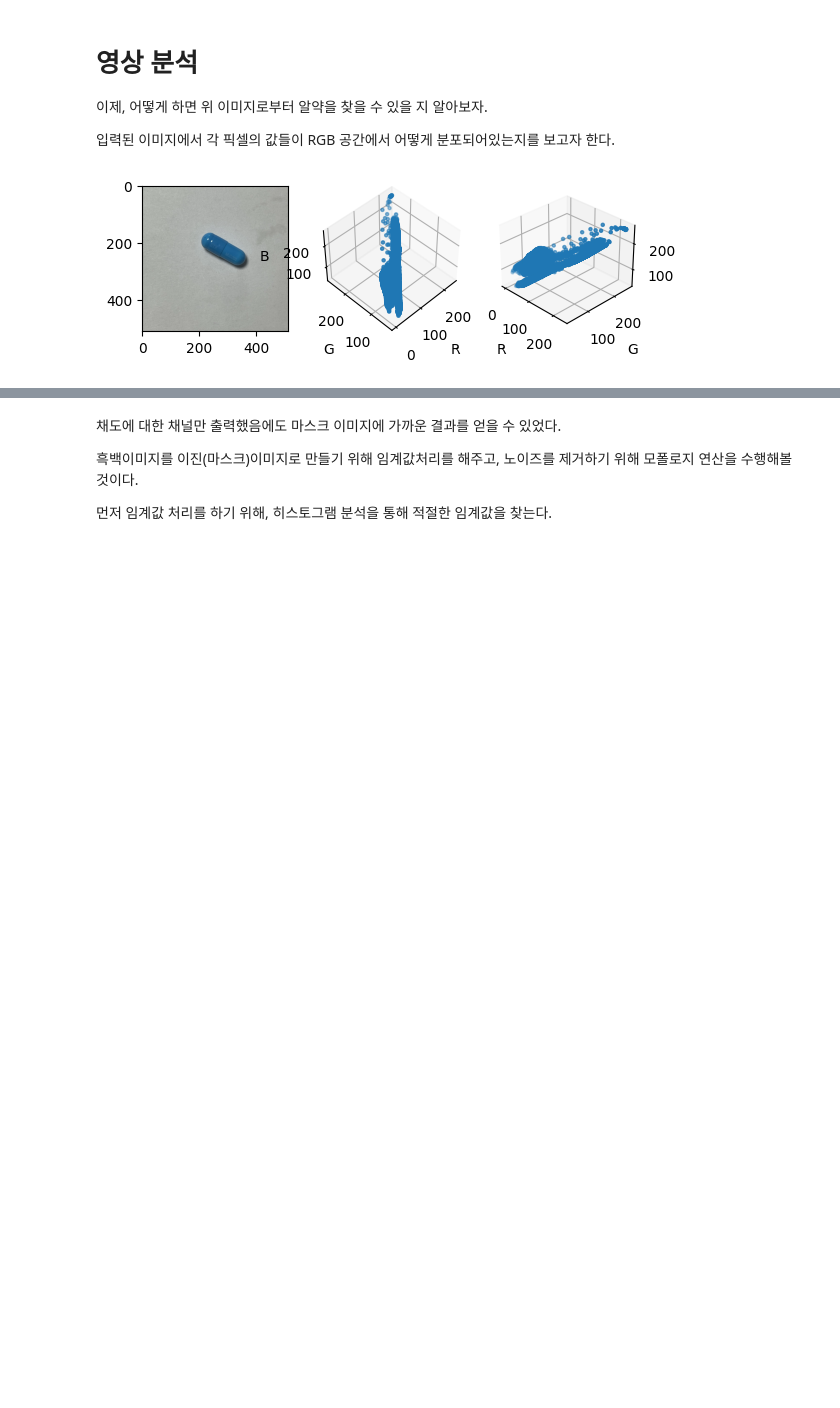
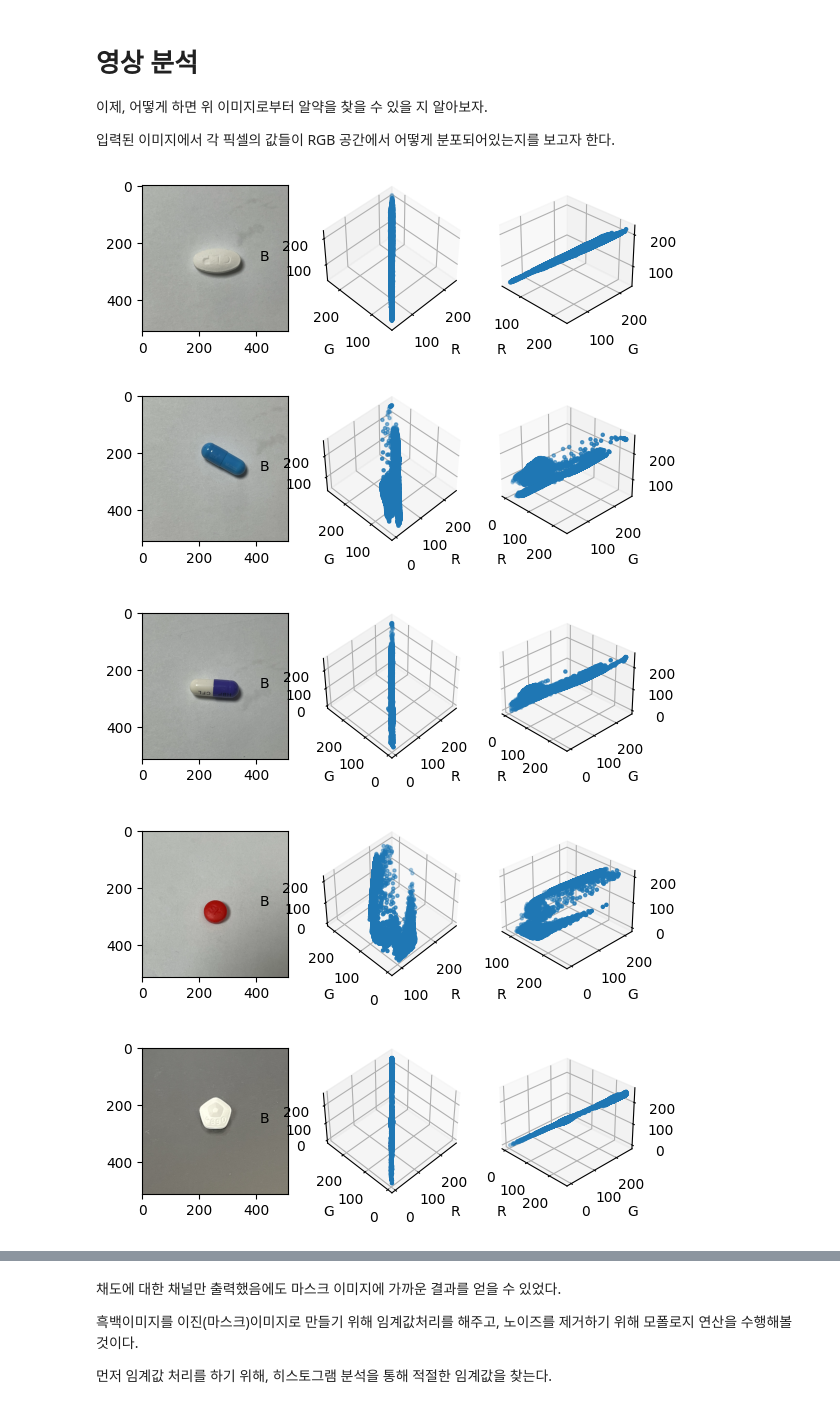
Before and after one commit to r-yak/research, a Jupyter notebook: notebooks/colored.ipynb, the cells around one changed output, grey strips where cells are left out. Saved outputs shown, nothing was run; the diff lists cells and outputs as text; code cells hidden in the pictures; blank space fills up the shorter version.

```diff
--- a/notebooks/colored.ipynb
+++ b/notebooks/colored.ipynb
@@ -37,16 +62,17 @@ image = cv2.imread('../images/IMG_9653.png')
 
 그리고, 항상 고정된 해상도 512x512를 기준으로 영상을 처리하겠다.
 # %%
-center_y, center_x = image.shape[0]/2, image.shape[1]/2
-radius = 0.4 * min(image.shape[:2])
+def normalize_shape(mat2d: np.ndarray, size: int = 512, radius_ratio: float = 0.4):
+    cy, cx = mat2d.shape[0]/2, mat2d.shape[1]/2
+    radius = radius_ratio * min(mat2d.shape[:2])
 
-y_min = int(center_y-radius)
-y_max = int(center_y+radius)
-x_min = int(center_x-radius)
-x_max = int(center_x+radius)
+    y_min = int(cy-radius)
+    y_max = int(cy+radius)
+    x_min = int(cx-radius)
+    x_max = int(cx+radius)
 
-image = image[y_min:y_max, x_min:x_max, :]
-image = cv2.resize(image, (512, 512))
+    return cv2.resize(mat2d[y_min:y_max, x_min:x_max, :], (size, size))
 
-plt.imshow(image)
+images = list(map(normalize_shape, raw_images))
+plot_images(images)
 # %% [output]
@@ -59,26 +112,36 @@ plt.imshow(image)
 
 입력된 이미지에서 각 픽셀의 값들이 RGB 공간에서 어떻게 분포되어있는지를 보고자 한다.
 # %%
-rgb_image = cv2.cvtColor(image, cv2.COLOR_BGR2RGB)
-r, g, b = cv2.split(rgb_image)
+def analyze_in_rgb_space(image: np.ndarray):
+    rgb_image = cv2.cvtColor(image, cv2.COLOR_BGR2RGB)
+    r, g, b = cv2.split(rgb_image)
 
-fig = plt.figure()
+    fig = plt.figure()
 
-ax1 = fig.add_subplot(1, 3, 1)
-ax1.imshow(rgb_image)
+    ax1 = fig.add_subplot(1, 3, 1)
+    ax1.imshow(rgb_image)
 
-ax2 = fig.add_subplot(1, 3, 2, projection='3d')
-ax2.scatter(r, g, b, marker='.')
-ax2.set_xlabel('R')
-ax2.set_ylabel('G')
-ax2.set_zlabel('B')
-ax2.view_init(45, -135)
+    ax2 = fig.add_subplot(1, 3, 2, projection='3d')
+    ax2.scatter(r, g, b, marker='.')
+    ax2.set_xlabel('R')
+    ax2.set_ylabel('G')
+    ax2.set_zlabel('B')
+    ax2.view_init(45, -135)
 
-ax3 = fig.add_subplot(1, 3, 3, projection='3d')
-ax3.scatter(r, g, b, marker='.')
-ax3.set_xlabel('R')
-ax3.set_ylabel('G')
-ax3.set_zlabel('B')
-ax3.view_init(30, -45)
+    ax3 = fig.add_subplot(1, 3, 3, projection='3d')
+    ax3.scatter(r, g, b, marker='.')
+    ax3.set_xlabel('R')
+    ax3.set_ylabel('G')
+    ax3.set_zlabel('B')
+    ax3.view_init(30, -45)
+
+    plt.show()
+
+for img in images:
+    analyze_in_rgb_space(img)
 # %% [output]
-[figure, old version]
+[figure, new version]
+[figure, added]
+[figure, added]
+[figure, added]
+[figure, added]
```
Also changed, not shown: parts of 26 cells of this notebook, 3 other files.
